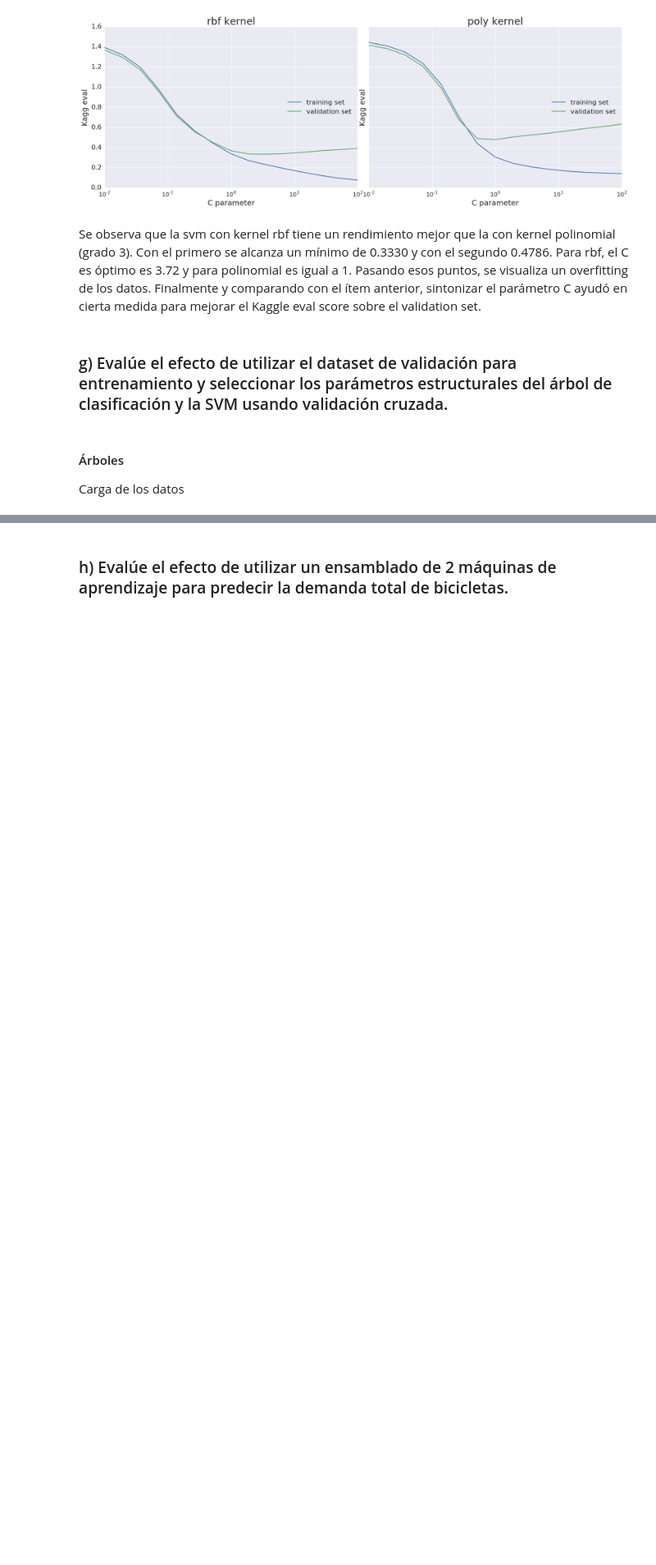
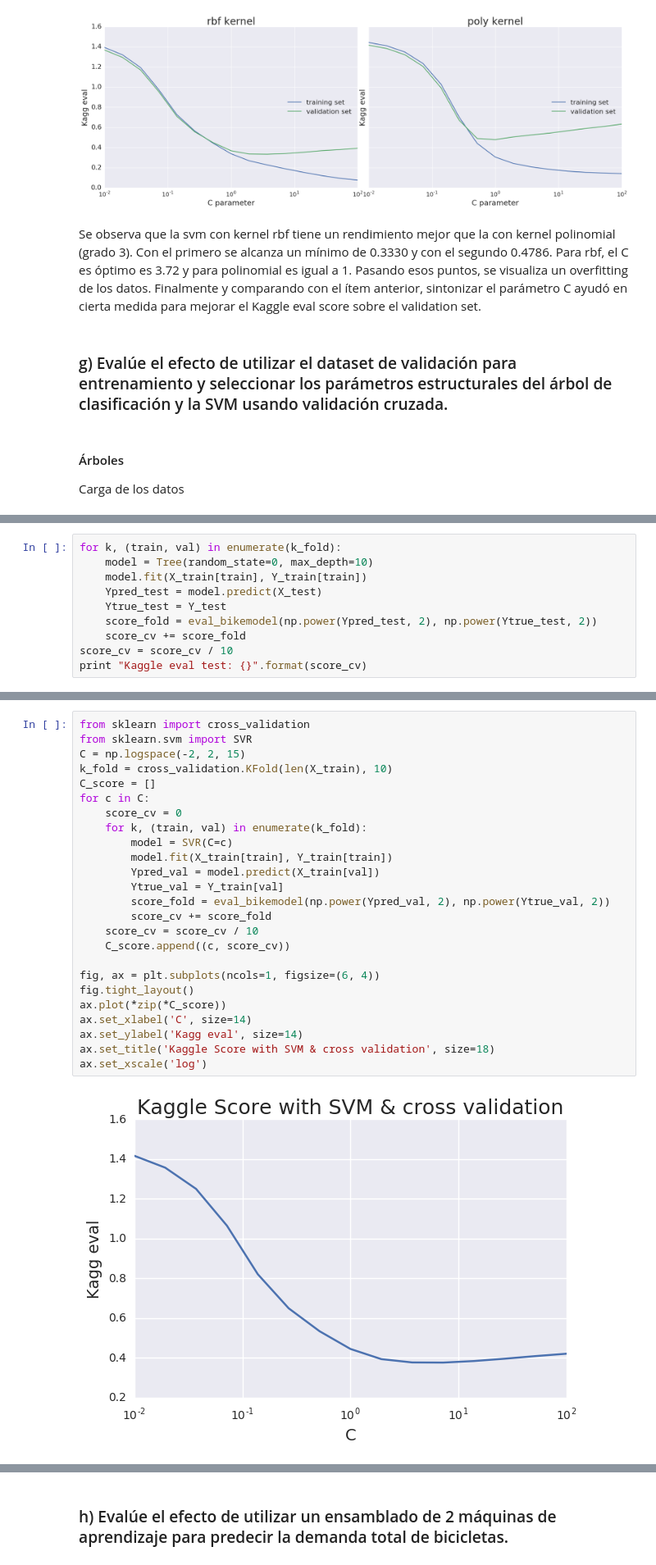
Before and after one commit to ivangolo/ML, a Jupyter notebook: Parte 2/Bike_Sharing.ipynb, the cells around one changed output, grey strips where cells are left out. Shown: that part at 82% size. Drawn from its saved outputs; the diff is of its cells as text; blank space fills up the shorter version.

```diff
--- a/Parte 2/Bike_Sharing.ipynb
+++ b/Parte 2/Bike_Sharing.ipynb
@@ -384,0 +391,10 @@ Carga de los datos
+# %%
+for k, (train, val) in enumerate(k_fold):
+    model = Tree(random_state=0, max_depth=10)
+    model.fit(X_train[train], Y_train[train])
+    Ypred_test = model.predict(X_test)
+    Ytrue_test = Y_test
+    score_fold = eval_bikemodel(np.power(Ypred_test, 2), np.power(Ytrue_test, 2))
+    score_cv += score_fold
+score_cv = score_cv / 10
+print "Kaggle eval test: {}".format(score_cv)
@@ -384,0 +433,27 @@ Carga de los datos
+# %%
+from sklearn import cross_validation
+from sklearn.svm import SVR
+C = np.logspace(-2, 2, 15)
+k_fold = cross_validation.KFold(len(X_train), 10)
+C_score = []
+for c in C:
+    score_cv = 0
+    for k, (train, val) in enumerate(k_fold):
+        model = SVR(C=c)
+        model.fit(X_train[train], Y_train[train])
+        Ypred_val = model.predict(X_train[val])
+        Ytrue_val = Y_train[val]
+        score_fold = eval_bikemodel(np.power(Ypred_val, 2), np.power(Ytrue_val, 2))
+        score_cv += score_fold
+    score_cv = score_cv / 10
+    C_score.append((c, score_cv))
+
+fig, ax = plt.subplots(ncols=1, figsize=(6, 4))
+fig.tight_layout()
+ax.plot(*zip(*C_score))
+ax.set_xlabel('C', size=14)
+ax.set_ylabel('Kagg eval', size=14)
+ax.set_title('Kaggle Score with SVM & cross validation', size=18)
+ax.set_xscale('log')
+# %% [output]
+[figure, added]
```
Also changed, not shown: parts of 16 cells of this notebook, 1 other file.
